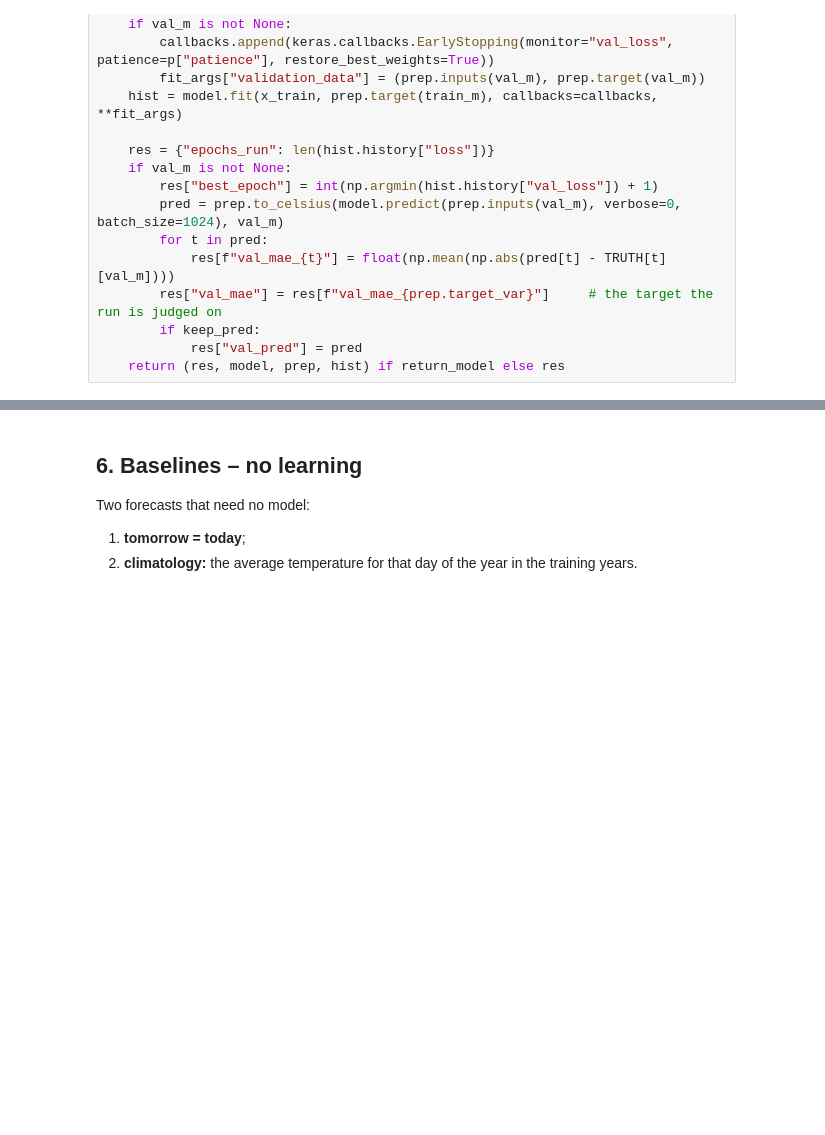
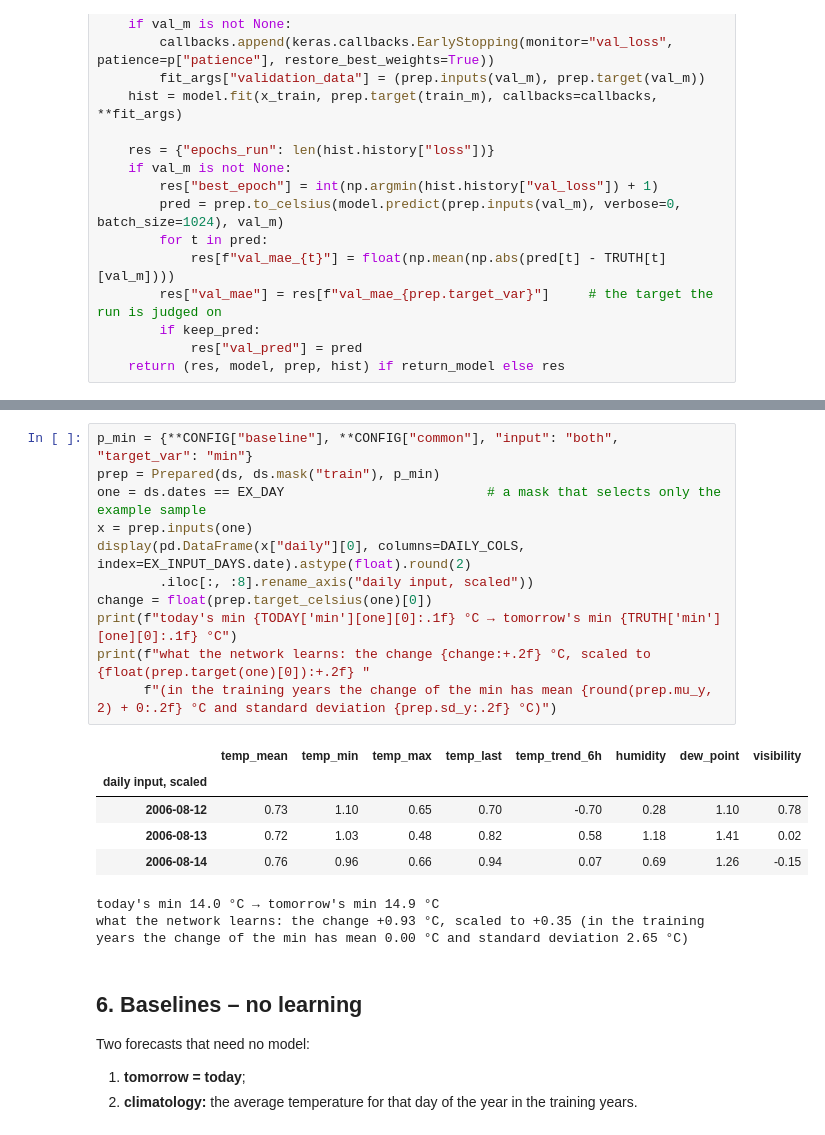
Before and after one commit to kacekk/weather_forecast_DL, a Jupyter notebook: weather_forecast.ipynb, the cells around one changed output, grey strips where cells are left out. Cells and saved outputs as stored; diff of their text form; blank space fills up the shorter version.

```diff
--- a/weather_forecast.ipynb
+++ b/weather_forecast.ipynb
@@ -838,3 +955,22 @@ def train_eval(ds, p, seed, train_m, val_m=None, epochs=None, log_csv=None, retu
+# %%
+p_min = {**CONFIG["baseline"], **CONFIG["common"], "input": "both", "target_var": "min"}
+prep = Prepared(ds, ds.mask("train"), p_min)
+one = ds.dates == EX_DAY                          # a mask that selects only the example sample
+x = prep.inputs(one)
+display(pd.DataFrame(x["daily"][0], columns=DAILY_COLS, index=EX_INPUT_DAYS.date).astype(float).round(2)
+        .iloc[:, :8].rename_axis("daily input, scaled"))
+change = float(prep.target_celsius(one)[0])
+print(f"today's min {TODAY['min'][one][0]:.1f} °C → tomorrow's min {TRUTH['min'][one][0]:.1f} °C")
+print(f"what the network learns: the change {change:+.2f} °C, scaled to {float(prep.target(one)[0]):+.2f} "
+      f"(in the training years the change of the min has mean {round(prep.mu_y, 2) + 0:.2f} °C and standard deviation {prep.sd_y:.2f} °C)")
+# %% [output]
+|  | temp_mean | temp_min | temp_max | temp_last | temp_trend_6h | humidity | dew_point | visibility |
+| daily input, scaled |  |  |  |  |  |  |  |  |
+| 2006-08-12 | 0.73 | 1.10 | 0.65 | 0.70 | -0.70 | 0.28 | 1.10 | 0.78 |
+| 2006-08-13 | 0.72 | 1.03 | 0.48 | 0.82 | 0.58 | 1.18 | 1.41 | 0.02 |
+| 2006-08-14 | 0.76 | 0.96 | 0.66 | 0.94 | 0.07 | 0.69 | 1.26 | -0.15 |
+today's min 14.0 °C → tomorrow's min 14.9 °C
+what the network learns: the change +0.93 °C, scaled to +0.35 (in the training years the change of the min has mean 0.00 °C and standard deviation 2.65 °C)
 # %% [markdown]
 ## 6. Baselines – no learning
 
```
Also changed, not shown: parts of 10 cells of this notebook, 1 other file.
